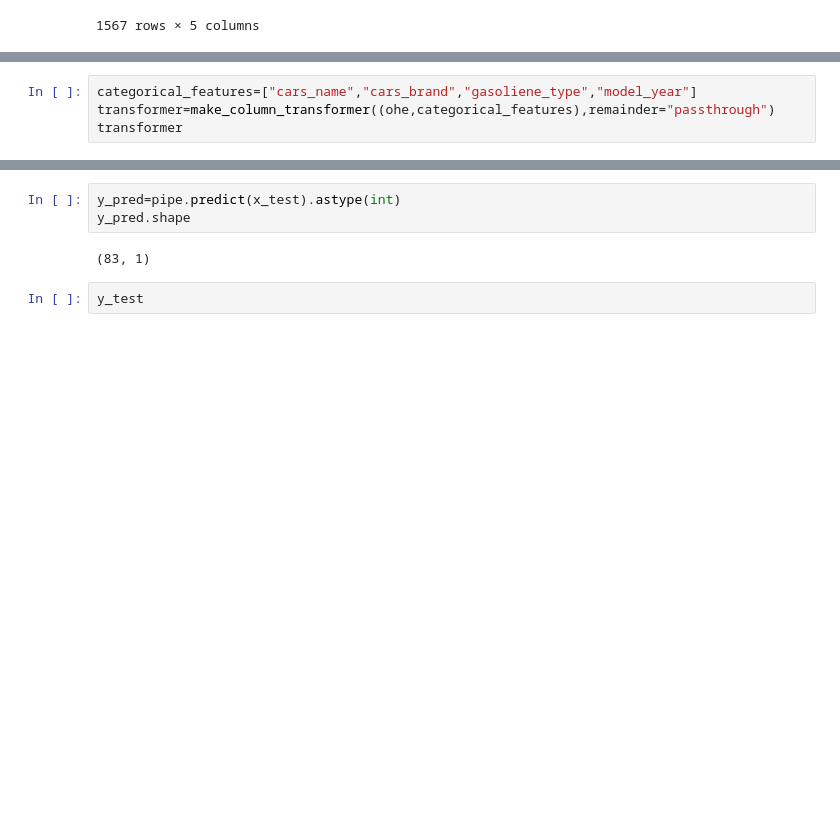
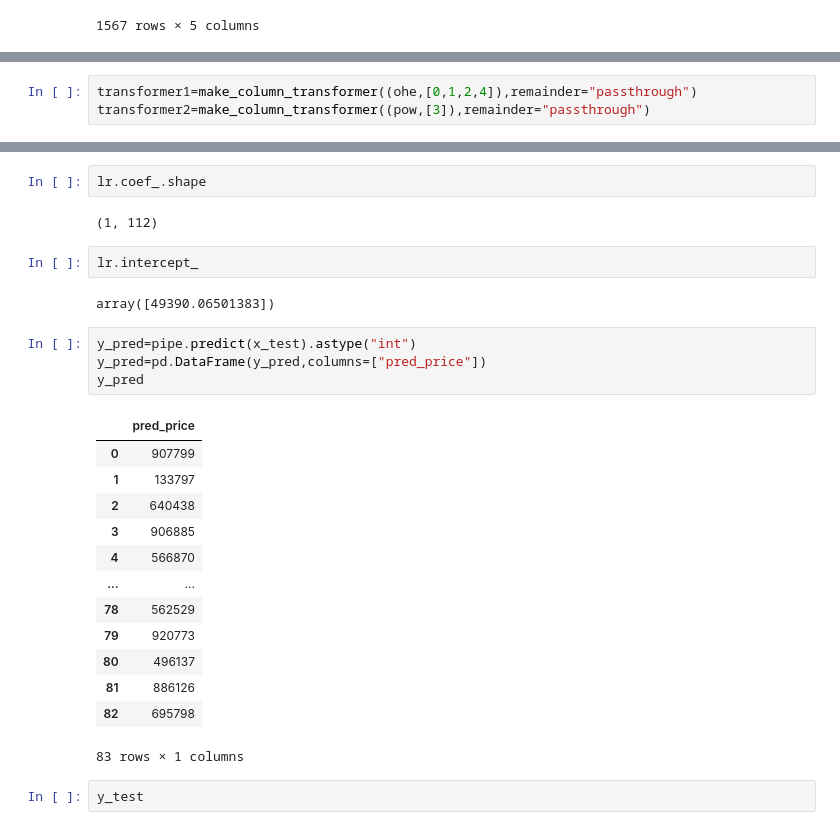
Before and after one commit to Satyanshusuman/CarsPrice-Predictor, a Jupyter notebook: Cars 24 price predictor model.ipynb, the cells around one changed output, grey strips where cells are left out. Drawn from its saved outputs; the diff is of its cells as text; blank space fills up the shorter version.

```diff
--- a/Cars 24 price predictor model.ipynb
+++ b/Cars 24 price predictor model.ipynb
@@ -53,4 +59,3 @@ ohe=OneHotEncoder(sparse_output=False,handle_unknown="ignore")
 # %%
-categorical_features=["cars_name","cars_brand","gasoliene_type","model_year"]
-transformer=make_column_transformer((ohe,categorical_features),remainder="passthrough")
-transformer
+transformer1=make_column_transformer((ohe,[0,1,2,4]),remainder="passthrough")
+transformer2=make_column_transformer((pow,[3]),remainder="passthrough")
@@ -80,8 +113,29 @@ Pipeline(steps=[('columntransformer',
+# %%
+lr.coef_.shape
+# %% [output]
+(1, 112)
+# %%
+lr.intercept_
+# %% [output]
+array([49390.06501383])
 # %%
-y_pred=pipe.predict(x_test).astype(int)
-y_pred.shape
+y_pred=pipe.predict(x_test).astype("int")
+y_pred=pd.DataFrame(y_pred,columns=["pred_price"])
+y_pred
 # %% [output]
+|  | pred_price |
+| 0 | 907799 |
+| 1 | 133797 |
+| 2 | 640438 |
+| 3 | 906885 |
+| 4 | 566870 |
+| ... | ... |
+| 78 | 562529 |
+| 79 | 920773 |
+| 80 | 496137 |
+| 81 | 886126 |
+| 82 | 695798 |
-(83, 1)
+83 rows × 1 columns
 # %%
 y_test
 # %% [output]
```
Also changed, not shown: parts of 24 cells of this notebook.
